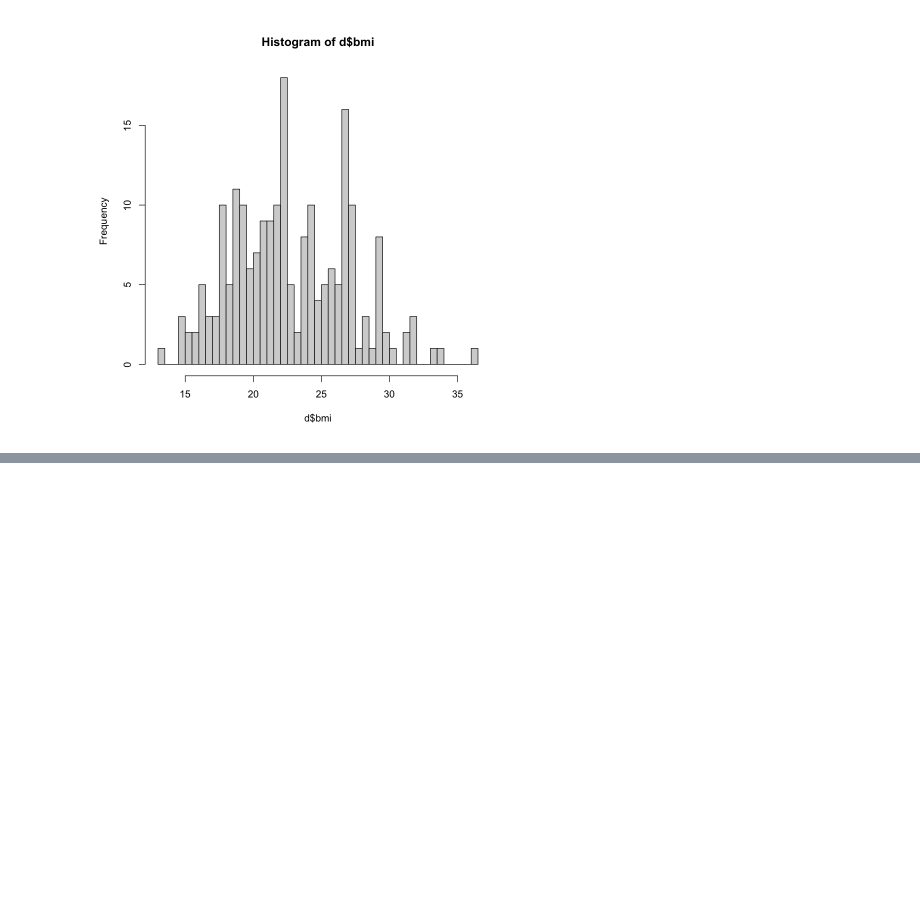
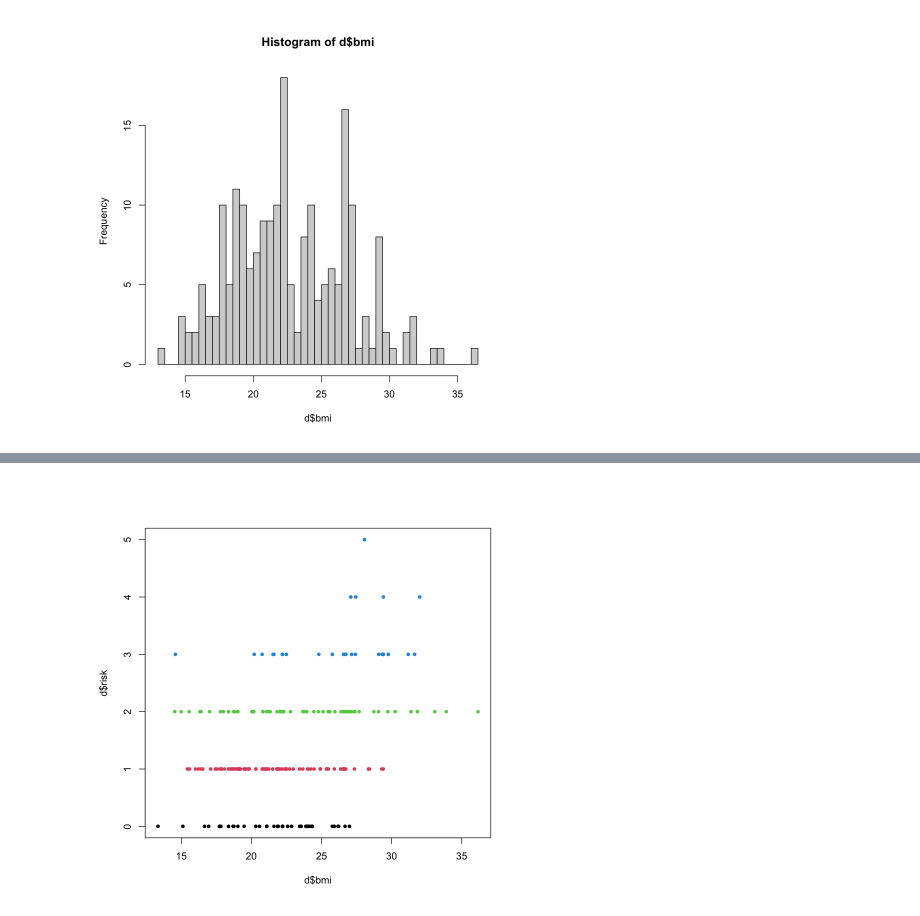
Before and after one commit to JulieLasry/Statistiques_article, a Jupyter notebook: Stats_article.ipynb, the cells around one changed output, grey strips where cells are left out. Drawn from its saved outputs; the diff is of its cells as text; code cells hidden in the pictures; blank space fills up the shorter version.

```diff
--- a/Stats_article.ipynb
+++ b/Stats_article.ipynb
@@ -25,0 +133,4 @@ hist(d$bmi, nclass=50)
+# %%
+plot(x=d$bmi, y=d$risk, pch=20, col = d.mc$classification)
+# %% [output]
+[figure, added]
```
Also changed, not shown: parts of 21 cells of this notebook, 1 other file.
